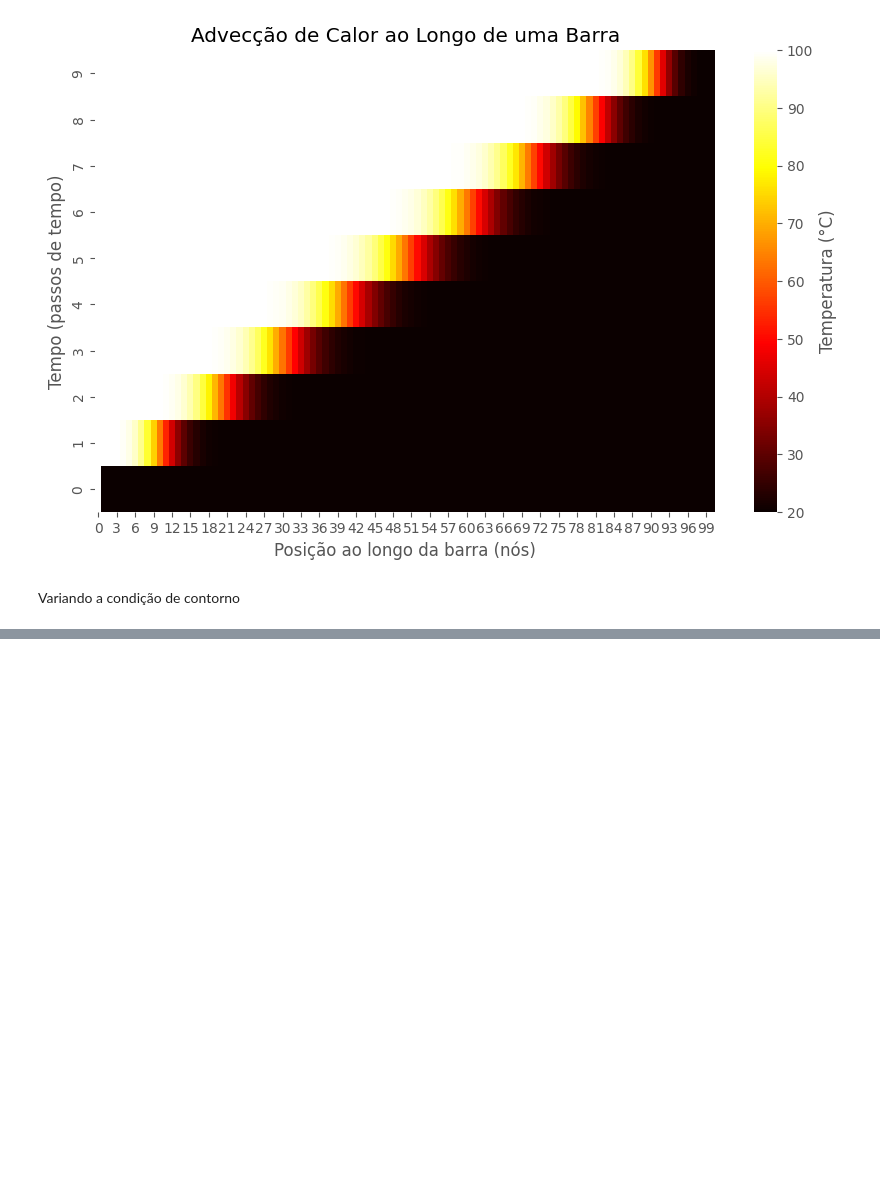
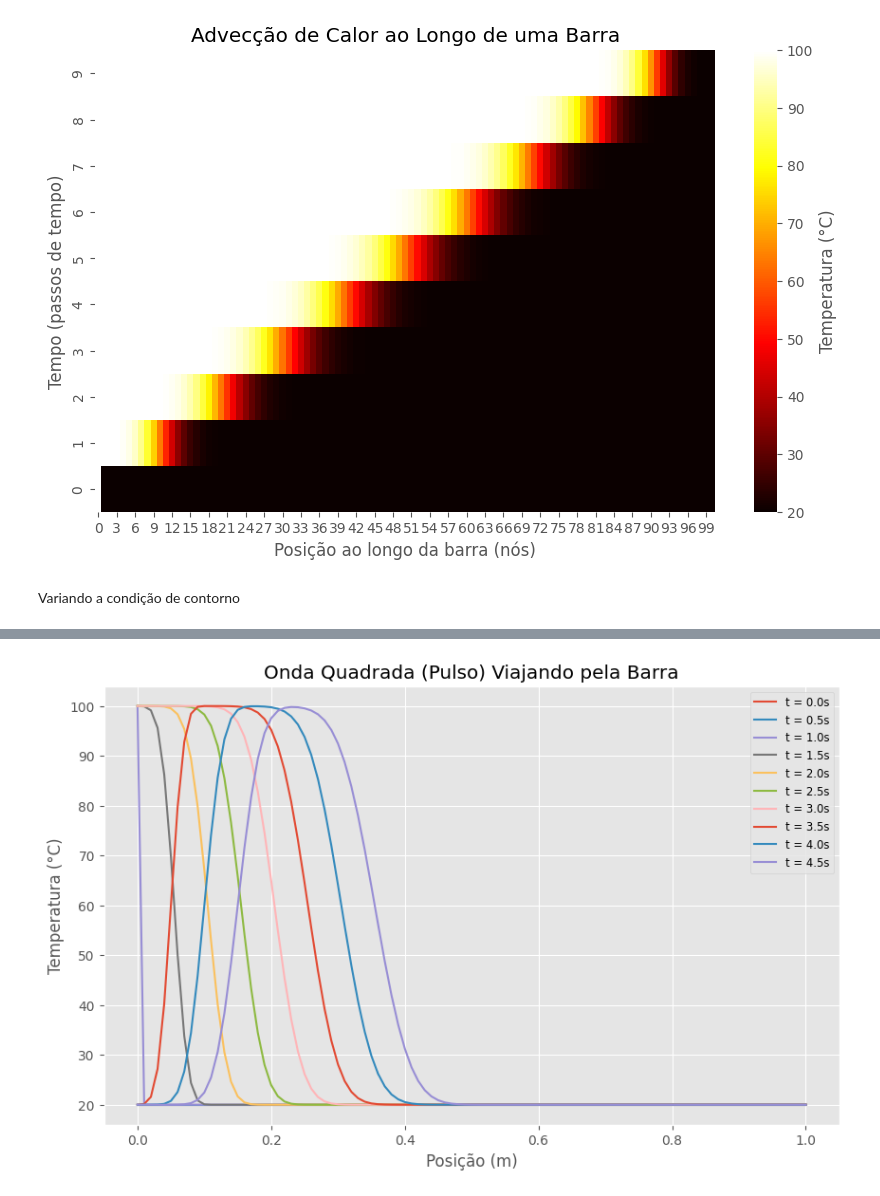
Before and after one commit to italorosq/M-todos-Num-ricos-para-EDO-S-E-EDP-S, a Jupyter notebook: trabalho3.ipynb, the cells around one changed output, grey strips where cells are left out. Cells and saved outputs as stored; diff of their text form; code cells hidden in the pictures; blank space fills up the shorter version.

```diff
--- a/trabalho3.ipynb
+++ b/trabalho3.ipynb
@@ -224,0 +266,17 @@ plt.show()
+# %%
+
+x, historico = adveccao_pulso(L, u, n, dt, t_total, T_init, T_contorno)
+y = np.array(historico)
+plt.figure(figsize=(10, 6))
+for i in range(0, len(y), 10):
+    tempo_atual = dt * i
+    plt.plot(x, y[i], label=f't = {tempo_atual:.1f}s')
+
+plt.xlabel('Posição (m)')
+plt.ylabel('Temperatura (°C)')
+plt.title('Onda Quadrada (Pulso) Viajando pela Barra')
+plt.legend(loc='upper right', fontsize='small')
+plt.grid(True)
+plt.show()
+# %% [output]
+[figure, added]
```
Also changed, not shown: parts of 9 cells of this notebook, 1 other file.
